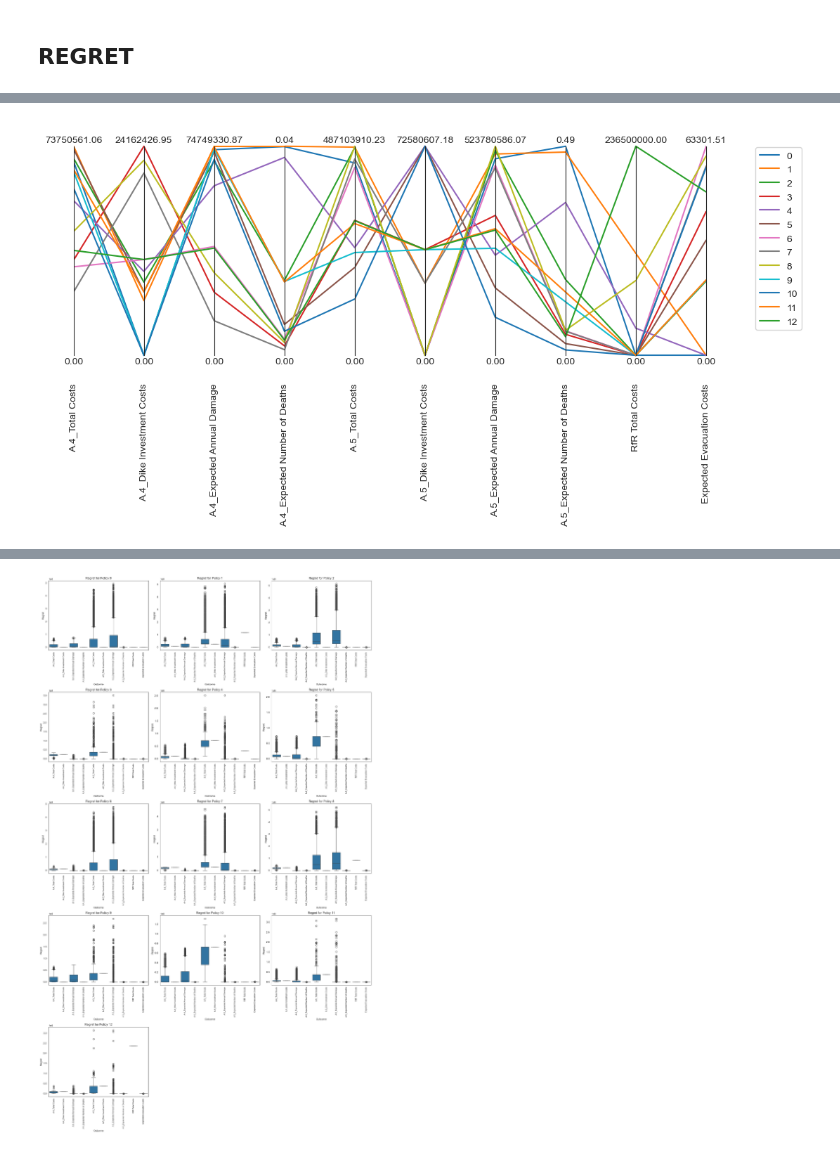
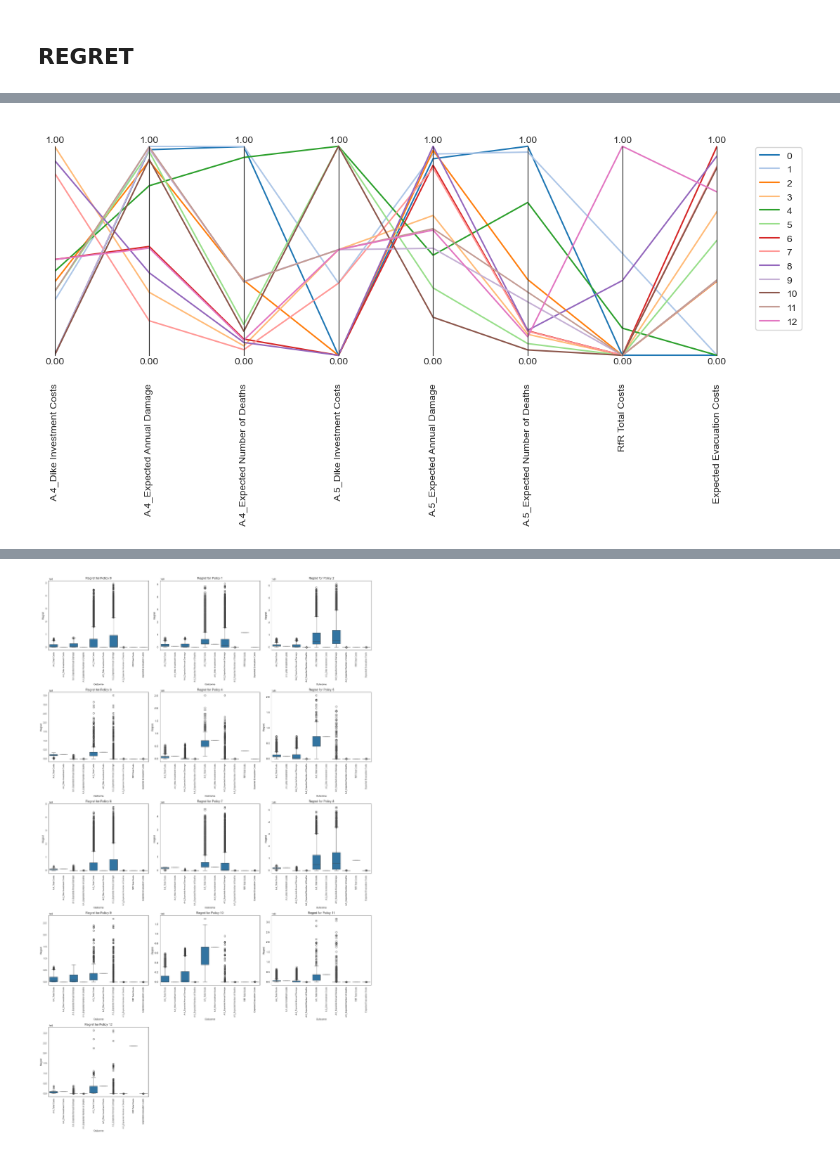
Before and after one commit to movephutthaphaiboon/epa141a-flood-policy-optimization-overijssel, a Jupyter notebook: final assignment/0_Robustness.ipynb, the cells around one changed output, grey strips where cells are left out. Saved outputs shown, nothing was run; the diff lists cells and outputs as text; code cells hidden in the pictures.

```diff
--- a/final assignment/0_Robustness.ipynb
+++ b/final assignment/0_Robustness.ipynb
@@ -153,6 +140,7 @@ def calculate_stn_ratio(data, direction):
 # %%
 overall_regret = {}
 max_regret = {}
+med_regret = {}
 
 for outcome in model.outcomes:
     policy_column = experiments['policy']
@@ -168,5 +156,6 @@ for outcome in model.outcomes:
 
     overall_regret[outcome.name] = outcome_regret
     max_regret[outcome.name] = outcome_regret.max()
+    med_regret[outcome.name] = outcome_regret.median()
 # %%
 max_regret = pd.DataFrame(max_regret)
@@ -176,0 +167,2 @@ plt.show()
+# %%
+max_regret_data = max_regret.drop(columns=['A.4_Total Costs','A.5_Total Costs'])
@@ -177,19 +187,20 @@ plt.show()
 # %%
-colors = sns.color_palette(n_colors=len(data))
+colors = sns.color_palette("tab20", n_colors=13)
 
-data = max_regret
+normalized_max_regret = max_regret_data/max_regret_data.max()
+data = normalized_max_regret
 
 limits = parcoords.get_limits(data)
 limits.loc[0, [
-    'A.4_Total Costs','A.4_Dike Investment Costs', 'A.4_Expected Annual Damage', 'A.4_Expected Number of Deaths',
-    'A.5_Total Costs','A.5_Dike Investment Costs', 'A.5_Expected Annual Damage', 'A.5_Expected Number of Deaths',
+    'A.4_Dike Investment Costs', 'A.4_Expected Annual Damage', 'A.4_Expected Number of Deaths',
+    'A.5_Dike Investment Costs', 'A.5_Expected Annual Damage', 'A.5_Expected Number of Deaths',
     'RfR Total Costs', 'Expected Evacuation Costs'
 ]] = 0
 
 paraxes = parcoords.ParallelAxes(limits, rot=90, fontsize=10)
 for i, (index, row) in enumerate(data.iterrows()):
     paraxes.plot(row.to_frame().T, label=str(index), color=colors[i])
 paraxes.legend()
 plt.show()
 # %% [output]
-[figure, old version]
+[figure, new version]
```
Also changed, not shown: parts of 25 cells of this notebook, 5 other files.
